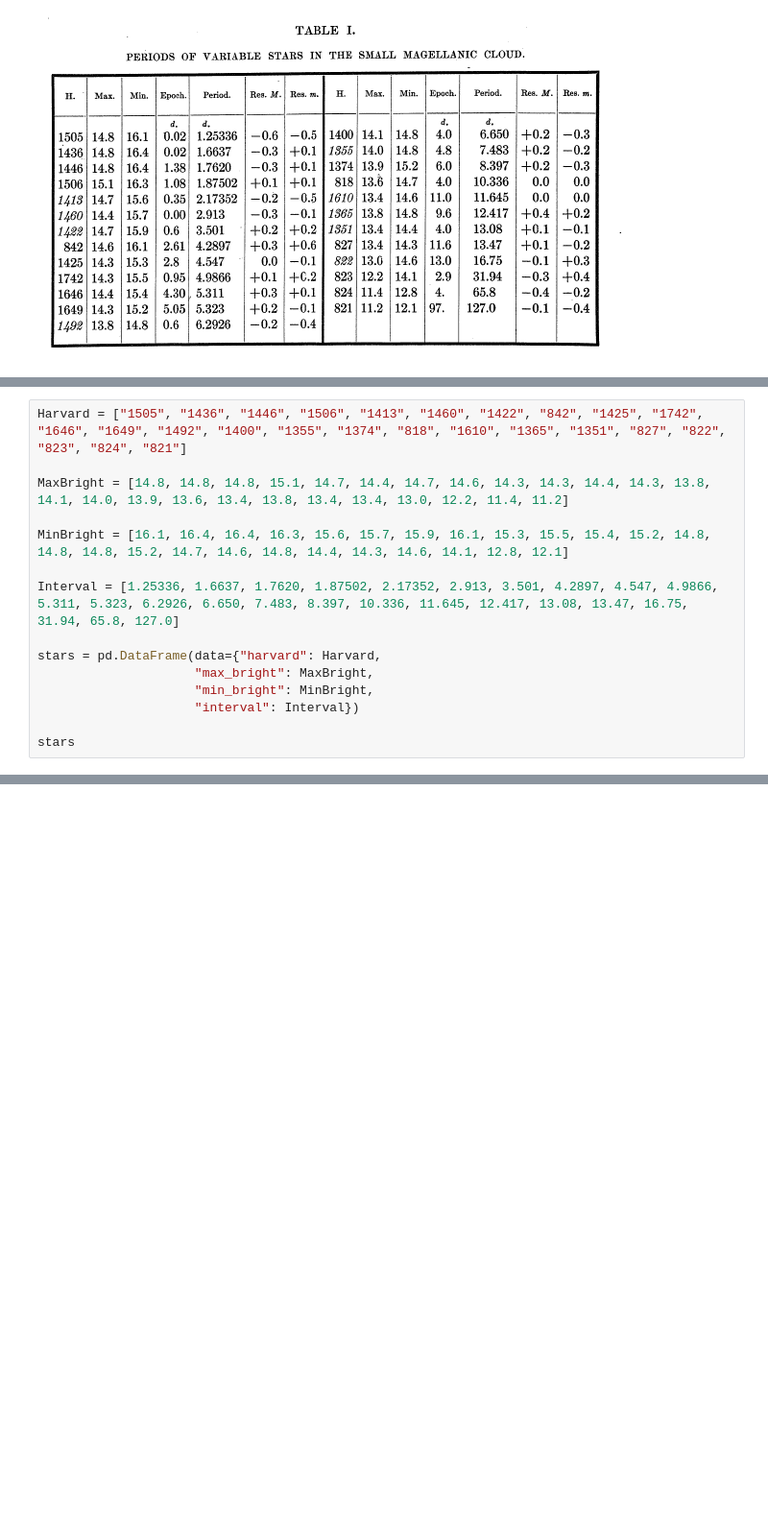
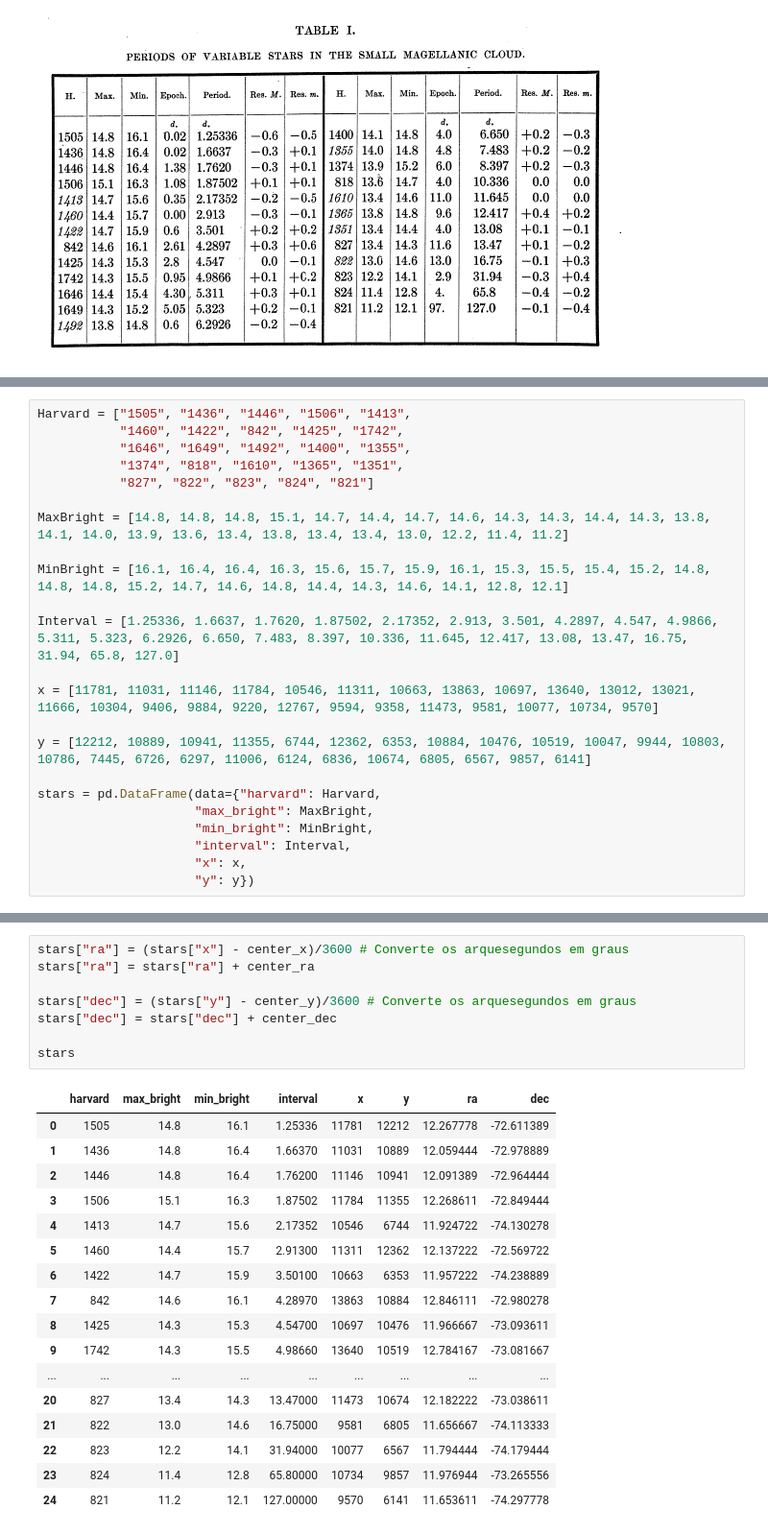
Before and after one commit to JimmyFlorido/henrietta_and_the_stars, a Jupyter notebook: HenriettaAndStars.ipynb, the cells around one changed output, grey strips where cells are left out. Shown at 96% size. Cells and saved outputs as stored; diff of their text form; blank space fills up the shorter version.

```diff
--- a/HenriettaAndStars.ipynb
+++ b/HenriettaAndStars.ipynb
@@ -29,5 +39,9 @@ A citada _Small Magellanic Cloud_ é essa [aqui](https://en.wikipedia.org/wiki/S
 # %%
-Harvard = ["1505", "1436", "1446", "1506", "1413", "1460", "1422", "842", "1425", "1742", "1646", "1649", "1492", "1400", "1355", "1374", "818", "1610", "1365", "1351", "827", "822", "823", "824", "821"]
+Harvard = ["1505", "1436", "1446", "1506", "1413",
+           "1460", "1422", "842", "1425", "1742",
+           "1646", "1649", "1492", "1400", "1355",
+           "1374", "818", "1610", "1365", "1351",
+           "827", "822", "823", "824", "821"]
 
 MaxBright = [14.8, 14.8, 14.8, 15.1, 14.7, 14.4, 14.7, 14.6, 14.3, 14.3, 14.4, 14.3, 13.8, 14.1, 14.0, 13.9, 13.6, 13.4, 13.8, 13.4, 13.4, 13.0, 12.2, 11.4, 11.2]
 
@@ -35,9 +49,13 @@ MinBright = [16.1, 16.4, 16.4, 16.3, 15.6, 15.7, 15.9, 16.1, 15.3, 15.5, 15.4, 1
 
 Interval = [1.25336, 1.6637, 1.7620, 1.87502, 2.17352, 2.913, 3.501, 4.2897, 4.547, 4.9866, 5.311, 5.323, 6.2926, 6.650, 7.483, 8.397, 10.336, 11.645, 12.417, 13.08, 13.47, 16.75, 31.94, 65.8, 127.0]
 
+x = [11781, 11031, 11146, 11784, 10546, 11311, 10663, 13863, 10697, 13640, 13012, 13021, 11666, 10304, 9406, 9884, 9220, 12767, 9594, 9358, 11473, 9581, 10077, 10734, 9570]
+
+y = [12212, 10889, 10941, 11355, 6744, 12362, 6353, 10884, 10476, 10519, 10047, 9944, 10803, 10786, 7445, 6726, 6297, 11006, 6124, 6836, 10674, 6805, 6567, 9857, 6141]
+
 stars = pd.DataFrame(data={"harvard": Harvard,
                      "max_bright": MaxBright,
                      "min_bright": MinBright,
-                     "interval": Interval})
-
-stars
+                     "interval": Interval,
+                     "x": x,
+                     "y": y})
@@ -61,0 +77,26 @@ stars
+# %%
+stars["ra"] = (stars["x"] - center_x)/3600 # Converte os arquesegundos em graus
+stars["ra"] = stars["ra"] + center_ra
+
+stars["dec"] = (stars["y"] - center_y)/3600 # Converte os arquesegundos em graus
+stars["dec"] = stars["dec"] + center_dec
+
+stars
+# %% [output]
+|  | harvard | max_bright | min_bright | interval | x | y | ra | dec |
+| 0 | 1505 | 14.8 | 16.1 | 1.25336 | 11781 | 12212 | 12.267778 | -72.611389 |
+| 1 | 1436 | 14.8 | 16.4 | 1.66370 | 11031 | 10889 | 12.059444 | -72.978889 |
+| 2 | 1446 | 14.8 | 16.4 | 1.76200 | 11146 | 10941 | 12.091389 | -72.964444 |
+| 3 | 1506 | 15.1 | 16.3 | 1.87502 | 11784 | 11355 | 12.268611 | -72.849444 |
+| 4 | 1413 | 14.7 | 15.6 | 2.17352 | 10546 | 6744 | 11.924722 | -74.130278 |
+| 5 | 1460 | 14.4 | 15.7 | 2.91300 | 11311 | 12362 | 12.137222 | -72.569722 |
+| 6 | 1422 | 14.7 | 15.9 | 3.50100 | 10663 | 6353 | 11.957222 | -74.238889 |
+| 7 | 842 | 14.6 | 16.1 | 4.28970 | 13863 | 10884 | 12.846111 | -72.980278 |
+| 8 | 1425 | 14.3 | 15.3 | 4.54700 | 10697 | 10476 | 11.966667 | -73.093611 |
+| 9 | 1742 | 14.3 | 15.5 | 4.98660 | 13640 | 10519 | 12.784167 | -73.081667 |
+| ... | ... | ... | ... | ... | ... | ... | ... | ... |
+| 20 | 827 | 13.4 | 14.3 | 13.47000 | 11473 | 10674 | 12.182222 | -73.038611 |
+| 21 | 822 | 13.0 | 14.6 | 16.75000 | 9581 | 6805 | 11.656667 | -74.113333 |
+| 22 | 823 | 12.2 | 14.1 | 31.94000 | 10077 | 6567 | 11.794444 | -74.179444 |
+| 23 | 824 | 11.4 | 12.8 | 65.80000 | 10734 | 9857 | 11.976944 | -73.265556 |
+| 24 | 821 | 11.2 | 12.1 | 127.00000 | 9570 | 6141 | 11.653611 | -74.297778 |
```
Also changed, not shown: parts of 13 cells of this notebook.
